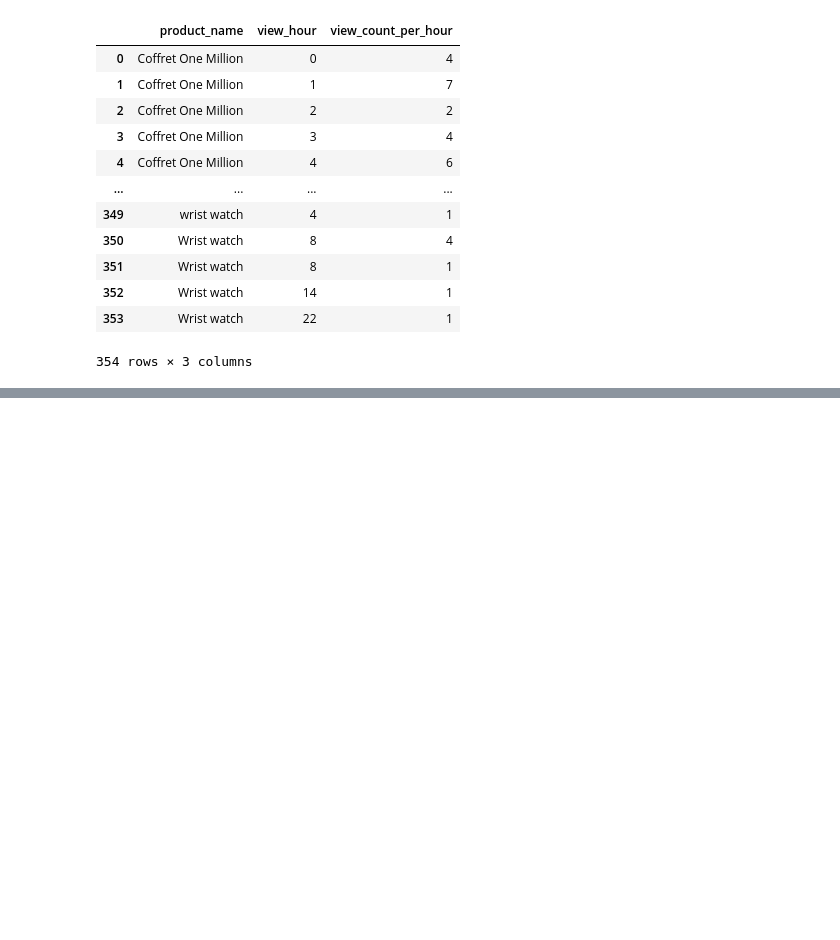
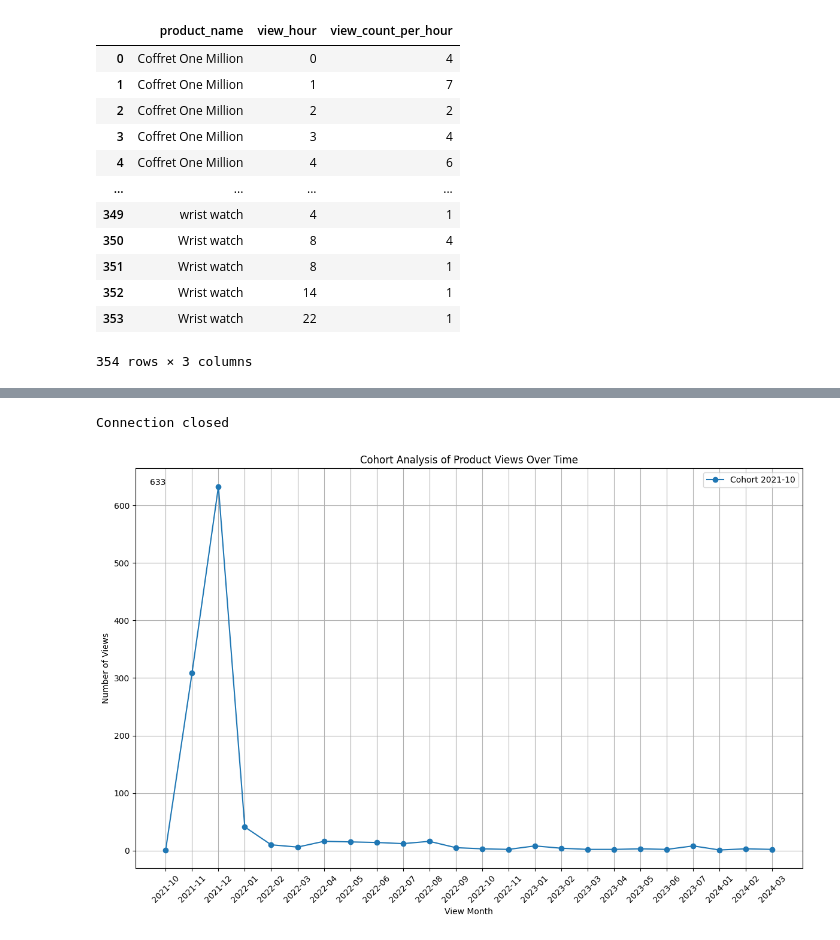
Before and after one commit to AlkaloidWells/Buyam_ML_task1, a Jupyter notebook: activity_01.ipynb, the cells around one changed output, grey strips where cells are left out. Saved outputs shown, nothing was run; the diff lists cells and outputs as text; code cells hidden in the pictures; blank space fills up the shorter version.

```diff
--- a/activity_01.ipynb
+++ b/activity_01.ipynb
@@ -1315,0 +1330,37 @@ Connection closed
+# %%
+def plot_cohort_analysis(df):
+    import matplotlib.pyplot as plt
+    import seaborn as sns
+
+    # Pivot the dataframe to prepare for plotting
+    df_pivot = df.pivot(index='view_month', columns='cohort_month', values='views_count')
+
+    # Plotting
+    plt.figure(figsize=(12, 8))
+
+    # Plot each cohort as a separate line
+    for cohort_month in df_pivot.columns:
+        plt.plot(df_pivot.index, df_pivot[cohort_month], marker='o', label=f'Cohort {cohort_month}')
+
+    # Highlight maximum values with annotations
+    max_values = df_pivot.max()
+    for idx, max_val in max_values.items():
+        plt.text(idx, max_val, f'{int(max_val)}', ha='right', va='bottom', fontsize=10)
+
+    # Add labels and title
+    plt.title('Cohort Analysis of Product Views Over Time')
+    plt.xlabel('View Month')
+    plt.ylabel('Number of Views')
+    plt.xticks(rotation=45)
+    plt.legend()
+    plt.grid(True)
+    plt.tight_layout()
+    plt.show()
+# %%
+
+# Example usage
+vendor_id = 266  # Replace with the actual vendor ID
+df_cohort = cohort_analysis(vendor_id)
+if df_cohort is not None:
+    plot_cohort_analysis(df_cohort)
+# %% [output]
@@ -1315,0 +1368,2 @@ Connection closed
+Connection closed
+[figure, added]
```
Also changed, not shown: parts of 5 cells of this notebook.
